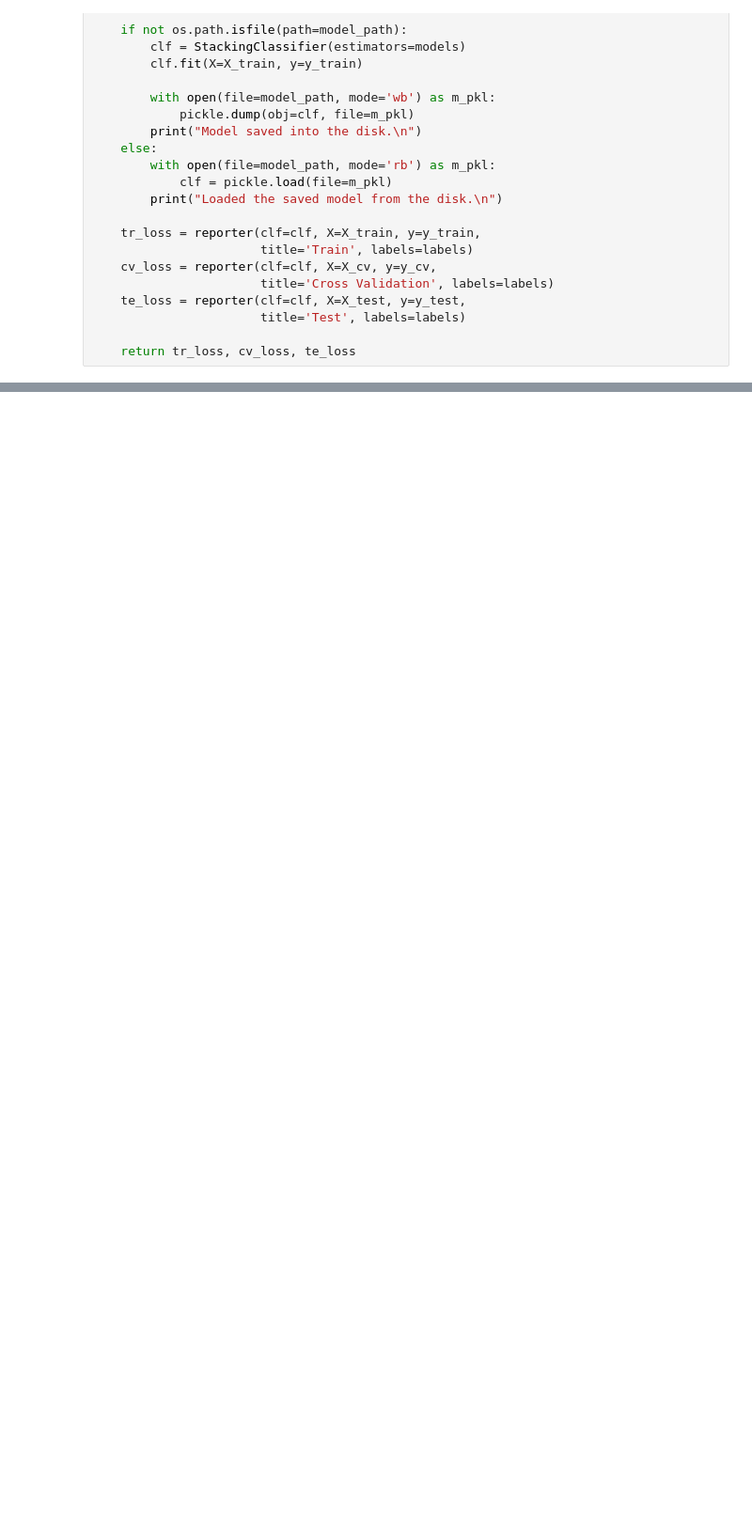
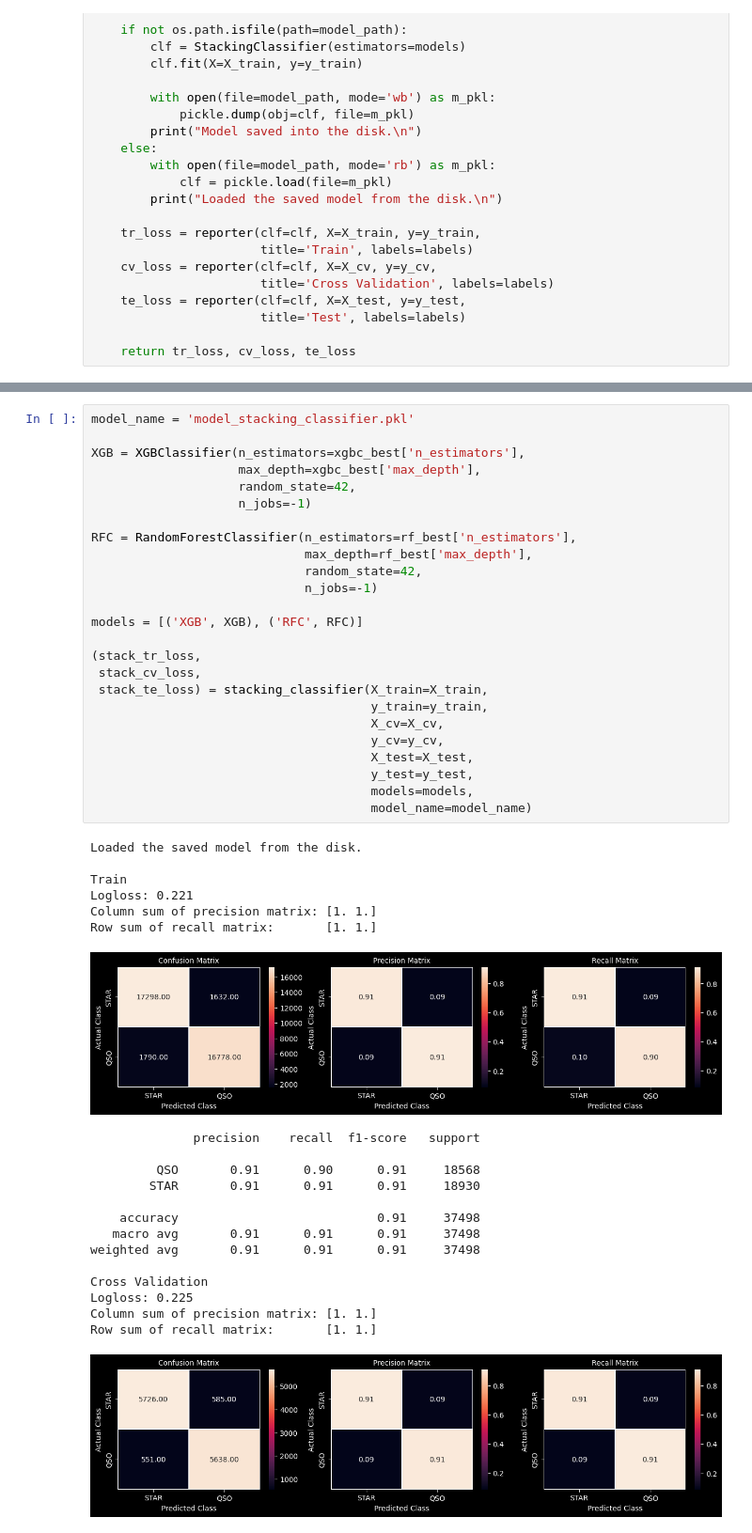
Before and after one commit to CVH-Research/ML-Star-Quasar-Distinction, a Jupyter notebook: Model_3.ipynb, the cells around one changed output, grey strips where cells are left out. Shown at 94% size. Cells and saved outputs as stored; diff of their text form; blank space fills up the shorter version.

```diff
--- a/Model_3.ipynb
+++ b/Model_3.ipynb
@@ -572,0 +818,47 @@ weighted avg       0.90      0.90      0.90     20000
+# %%
+model_name = 'model_stacking_classifier.pkl'
+
+XGB = XGBClassifier(n_estimators=xgbc_best['n_estimators'],
+                    max_depth=xgbc_best['max_depth'],
+                    random_state=42,
+                    n_jobs=-1)
+
+RFC = RandomForestClassifier(n_estimators=rf_best['n_estimators'],
+                             max_depth=rf_best['max_depth'],
+                             random_state=42,
+                             n_jobs=-1)
+
+models = [('XGB', XGB), ('RFC', RFC)]
+
+(stack_tr_loss,
+ stack_cv_loss,
+ stack_te_loss) = stacking_classifier(X_train=X_train,
+                                      y_train=y_train,
+                                      X_cv=X_cv,
+                                      y_cv=y_cv,
+                                      X_test=X_test,
+                                      y_test=y_test,
+                                      models=models,
+                                      model_name=model_name)
+# %% [output]
+Loaded the saved model from the disk.
+
+Train
+Logloss: 0.221
+Column sum of precision matrix: [1. 1.]
+Row sum of recall matrix:       [1. 1.]
+[figure, added]
+              precision    recall  f1-score   support
+
+         QSO       0.91      0.90      0.91     18568
+        STAR       0.91      0.91      0.91     18930
+
+    accuracy                           0.91     37498
+   macro avg       0.91      0.91      0.91     37498
+weighted avg       0.91      0.91      0.91     37498
+
+Cross Validation
+Logloss: 0.225
+Column sum of precision matrix: [1. 1.]
+Row sum of recall matrix:       [1. 1.]
+[figure, added]
```
Also changed, not shown: parts of 14 cells of this notebook, 8 other files.
